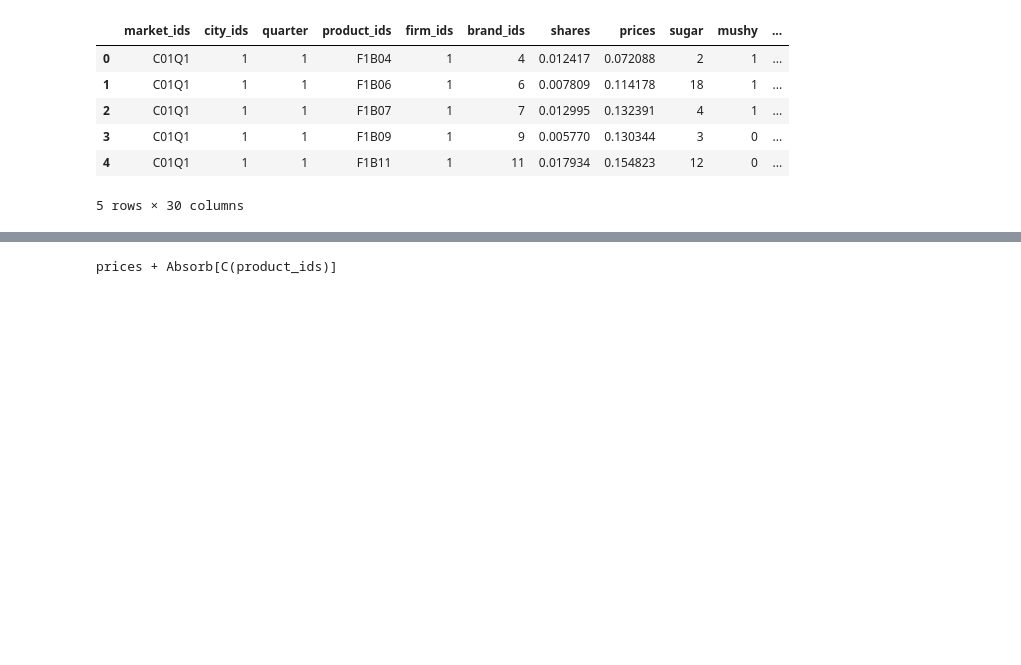
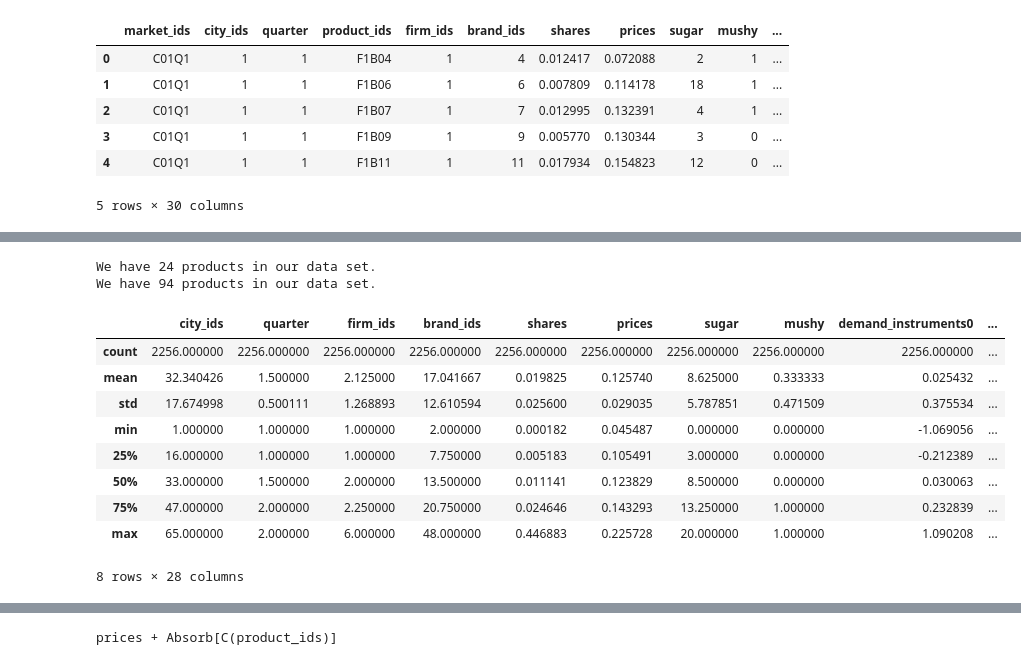
Before and after one commit to ulrichwohak/demand_estimation_tutorial, a Jupyter notebook: PyBLP_tutorial.ipynb, the cells around one changed output, grey strips where cells are left out. Cells and saved outputs as stored; diff of their text form; code cells hidden in the pictures; blank space fills up the shorter version.

```diff
--- a/PyBLP_tutorial.ipynb
+++ b/PyBLP_tutorial.ipynb
@@ -94,0 +119,24 @@ product_data.head()
+# %%
+# Number of products and markets
+num_products = products.shape[0]
+num_markets = markets.shape[0]
+
+print(f'We have {num_products} products in our data set.')
+print(f'We have {num_markets} products in our data set.')
+# %% [output]
+We have 24 products in our data set.
+We have 94 products in our data set.
+# %%
+# Some descriptives
+product_data.describe()
+# %% [output]
+|  | city_ids | quarter | firm_ids | brand_ids | shares | prices | sugar | mushy | demand_instruments0 | ... |
+| count | 2256.000000 | 2256.000000 | 2256.000000 | 2256.000000 | 2256.000000 | 2256.000000 | 2256.000000 | 2256.000000 | 2256.000000 | ... |
+| mean | 32.340426 | 1.500000 | 2.125000 | 17.041667 | 0.019825 | 0.125740 | 8.625000 | 0.333333 | 0.025432 | ... |
+| std | 17.674998 | 0.500111 | 1.268893 | 12.610594 | 0.025600 | 0.029035 | 5.787851 | 0.471509 | 0.375534 | ... |
+| min | 1.000000 | 1.000000 | 1.000000 | 2.000000 | 0.000182 | 0.045487 | 0.000000 | 0.000000 | -1.069056 | ... |
+| 25% | 16.000000 | 1.000000 | 1.000000 | 7.750000 | 0.005183 | 0.105491 | 3.000000 | 0.000000 | -0.212389 | ... |
+| 50% | 33.000000 | 1.500000 | 2.000000 | 13.500000 | 0.011141 | 0.123829 | 8.500000 | 0.000000 | 0.030063 | ... |
+| 75% | 47.000000 | 2.000000 | 2.250000 | 20.750000 | 0.024646 | 0.143293 | 13.250000 | 1.000000 | 0.232839 | ... |
+| max | 65.000000 | 2.000000 | 6.000000 | 48.000000 | 0.446883 | 0.225728 | 20.000000 | 1.000000 | 1.090208 | ... |
+8 rows × 28 columns
```
Also changed, not shown: parts of 4 cells of this notebook.
